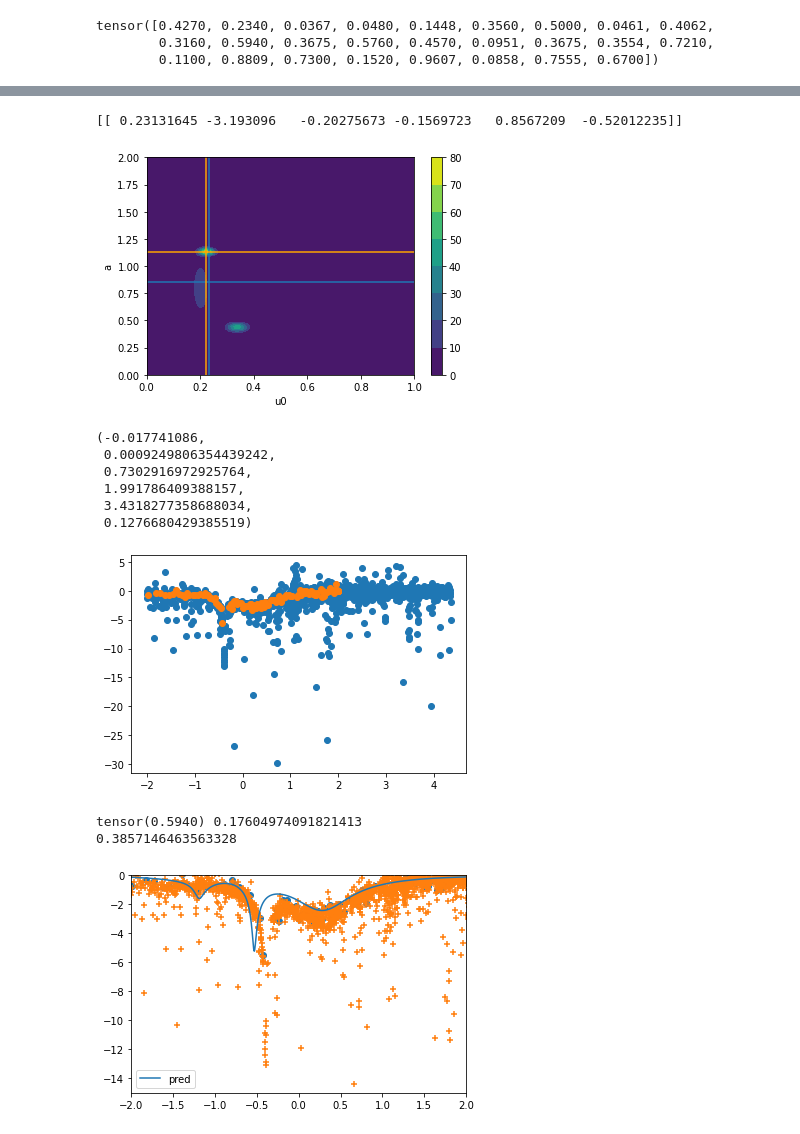
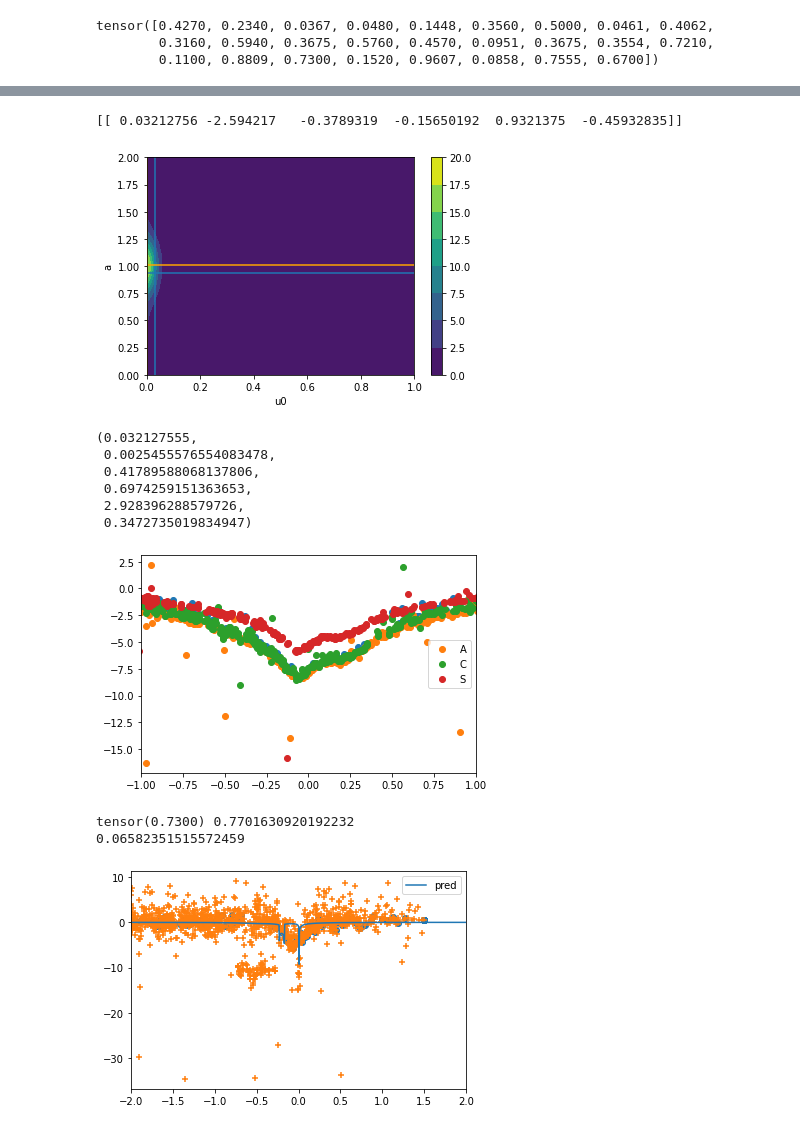
Before and after one commit to haimengzhao/magic-microlensing, a Jupyter notebook: KMT/KMT_reg.ipynb, the cells around one changed output, grey strips where cells are left out. Cells and saved outputs as stored; diff of their text form; code cells hidden in the pictures.

```diff
--- a/KMT/KMT_reg.ipynb
+++ b/KMT/KMT_reg.ipynb
@@ -294,5 +294,5 @@ mse of log10s:  0.023335414532051218
 # %%
-num = 10
+num = 2
 print(eventid_list[num])
 print(q[num], 10**pred[num, 2])
 print(s[num], 10**pred[num, 3])
@@ -376,17 +376,17 @@ plt.hlines(torch.linspace(0, 2, 100)[prob.argmax().item()%100], 0, 1, color='ora
 plt.vlines(torch.linspace(0, 1, 100)[prob.argmax().item()//100], 0, 2, color='orange')
 plt.show()
 # %% [output]
-[[ 0.23131645 -3.193096   -0.20275673 -0.1569723   0.8567209  -0.52012235]]
+[[ 0.03212756 -2.594217   -0.3789319  -0.15650192  0.9321375  -0.45932835]]
-[figure, old version]
+[figure, new version]
 # %%
 sample[0, 0], 10**sample[0, 1], 10**sample[0, 2], 10**sample[0, 3], sample[0, 4]*np.pi, 10**sample[0, 5]
 # %% [output]
-(-0.017741086,
- 0.0009249806354439242,
- 0.7302916972925764,
- 1.991786409388157,
- 3.4318277358688034,
- 0.1276680429385519)
+(0.032127555,
+ 0.0025455576554083478,
+ 0.41789588068137806,
+ 0.6974259151363653,
+ 2.928396288579726,
+ 0.3472735019834947)
 # %%
 import MulensModel as mm
 # sample = model.sample(pi, normal).detach().cpu().numpy()
@@ -426,34 +426,42 @@ mag = -2.5 * np.log10(fs*magnification + 1-fs) / 0.2
 lc_pred = np.stack([times, mag], axis=-1)
 # %%
 data = []
+mode = []
+num=11
 for root, dirs, files in os.walk(targetdir + 'KMT-2019-BLG-' + eventid_list[num]):
     for f in files:
         if 'V' not in f:
             p = re.compile('___')
             file = open(f'{targetdir}KMT-2019-BLG-{eventid_list[num]}/{f}', 'r+')
             lines = [line for line in file.readlines() if p.search(line) is None]
             file.seek(0)
             file.truncate(0)
             file.writelines(lines)
             file.close()
 
             data.append(np.loadtxt(f'{targetdir}KMT-2019-BLG-{eventid_list[num]}/{f}'))
+            mode.append(f[3])
+d = data
 data = np.vstack(data)
 data = data[np.argsort(data[:, 0])]
 params = np.loadtxt(targetdir + 'params.csv', delimiter=',', skiprows=1)
 params = params[params[:, 0]==int(eventid_list[num])].flatten()
 data[:, 0] = (data[:, 0] - params[1]) / params[2]
 data[:, 3] = (data[:, 3] - params[-1]) / 0.2
-plt.scatter(data[:, 0], data[:, 3])
+# plt.scatter(data[:, 0], data[:, 3])
 plt.scatter(X_even[num, :, 0], X_even[num, :, 1])
+for i in range(len(mode)):
+    plt.scatter((d[i][:, 0] - params[1]) / params[2], (d[i][:, 3] - params[-1]) / 0.2, label=mode[i])
+plt.xlim(-1, 1)
+plt.legend()
 plt.show()
 # %% [output]
-[figure, old version]
+[figure, new version]
 # %%
 print(q[num], 10**sample[0, 2])
 print(10**sample[0, -1])
 plt.xlim(-2, 2)
-plt.ylim(-15, 0)
+# plt.ylim(-15, 0)
 plt.scatter(X_even[num, :, 0], X_even[num, :, 1], marker='o')
 plt.scatter(data[:, 0], data[:, 3], marker='+')
 # plt.plot(lc[:, 0], lc[:, 1], label='actual', color='red')
@@ -461,6 +469,6 @@ plt.plot(lc_pred[:, 0], lc_pred[:, 1], label='pred')
 plt.legend()
 plt.show()
 # %% [output]
-tensor(0.5940) 0.17604974091821413
-0.3857146463563328
+tensor(0.7300) 0.7701630920192232
+0.06582351515572459
-[figure, old version]
+[figure, new version]
```
Also changed, not shown: parts of 16 cells of this notebook.
